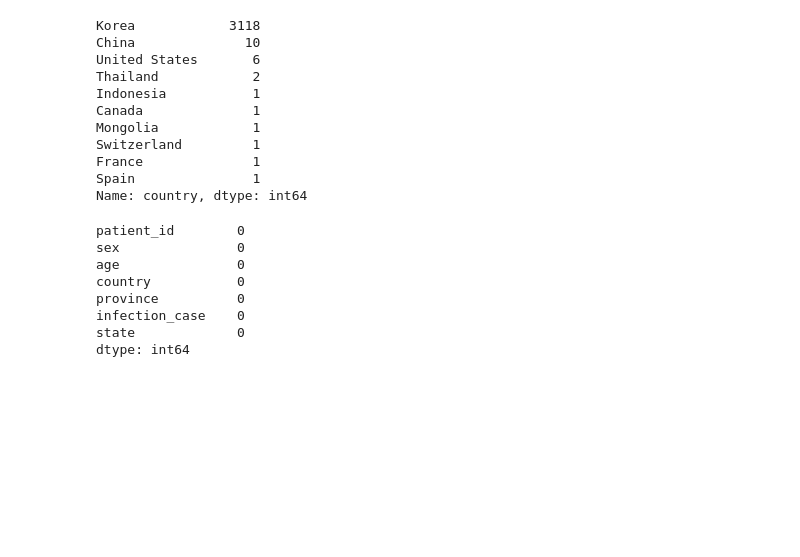
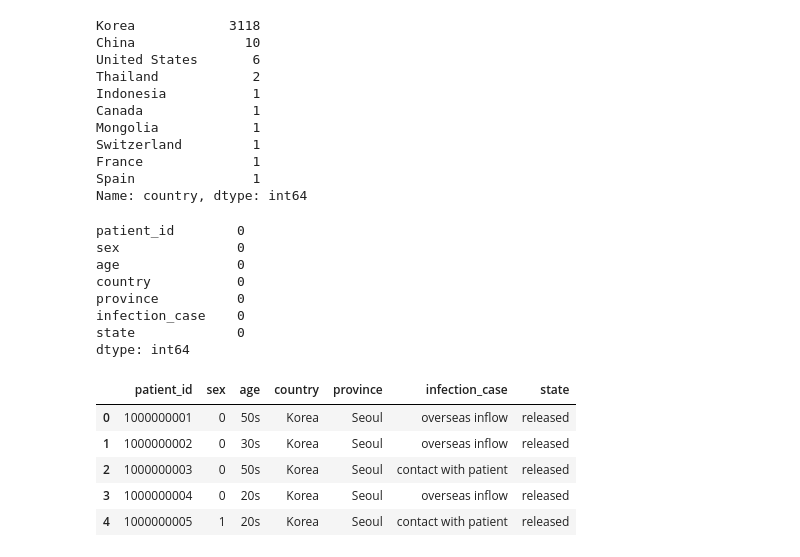
Before and after one commit to eunicode/ml-ds-covid, a Jupyter notebook: covid-19-fatality-prediction.ipynb, the cells around one changed output. Drawn from its saved outputs; the diff is of its cells as text; code cells hidden in the pictures; blank space fills up the shorter version.

Commit message:
Clean dataset - strings to nums

```diff
--- a/covid-19-fatality-prediction.ipynb
+++ b/covid-19-fatality-prediction.ipynb
@@ -239,0 +242,31 @@ df.to_csv("PatientInfo_Clean2.csv", index=False)
+# %%
+# CONVERT STRING VALUES TO NUMBERS
+
+# https://stackoverflow.com/questions/31848877/how-to-replace-string-values-in-pandas-dataframe-to-integers
+# https://stackoverflow.com/questions/17114904/python-pandas-replacing-strings-in-dataframe-with-numbers
+# https://www.tutorialspoint.com/replacing-strings-with-numbers-in-python-for-data-analysis
+# https://martinhjelm.github.io/2017/11/12/Pandas-Replacing-Strings-In-A-Column/ <--
+# https://www.geeksforgeeks.org/replacing-strings-with-numbers-in-python-for-data-analysis/
+
+# CONVERT SEX TO NUMBERS
+
+# Create list of unique options
+sex_options = df['sex'].unique().tolist()
+# sex_options
+# Returns ['male', 'female']
+
+# Create dictionary mapping strings to numbers
+sex_mapping = dict( zip( sex_options, range( len(sex_options) ) ) )
+# sex_mapping
+# Returns {'male': 0, 'female': 1}
+
+# In-place replacement of strings to numbers
+df.replace({'sex': sex_mapping}, inplace=True)
+df.head()
+# %% [output]
+|  | patient_id | sex | age | country | province | infection_case | state |
+| 0 | 1000000001 | 0 | 50s | Korea | Seoul | overseas inflow | released |
+| 1 | 1000000002 | 0 | 30s | Korea | Seoul | overseas inflow | released |
+| 2 | 1000000003 | 0 | 50s | Korea | Seoul | contact with patient | released |
+| 3 | 1000000004 | 0 | 20s | Korea | Seoul | overseas inflow | released |
+| 4 | 1000000005 | 1 | 20s | Korea | Seoul | contact with patient | released |
```
Also changed, not shown: parts of 12 cells of this notebook, 1 other file.
